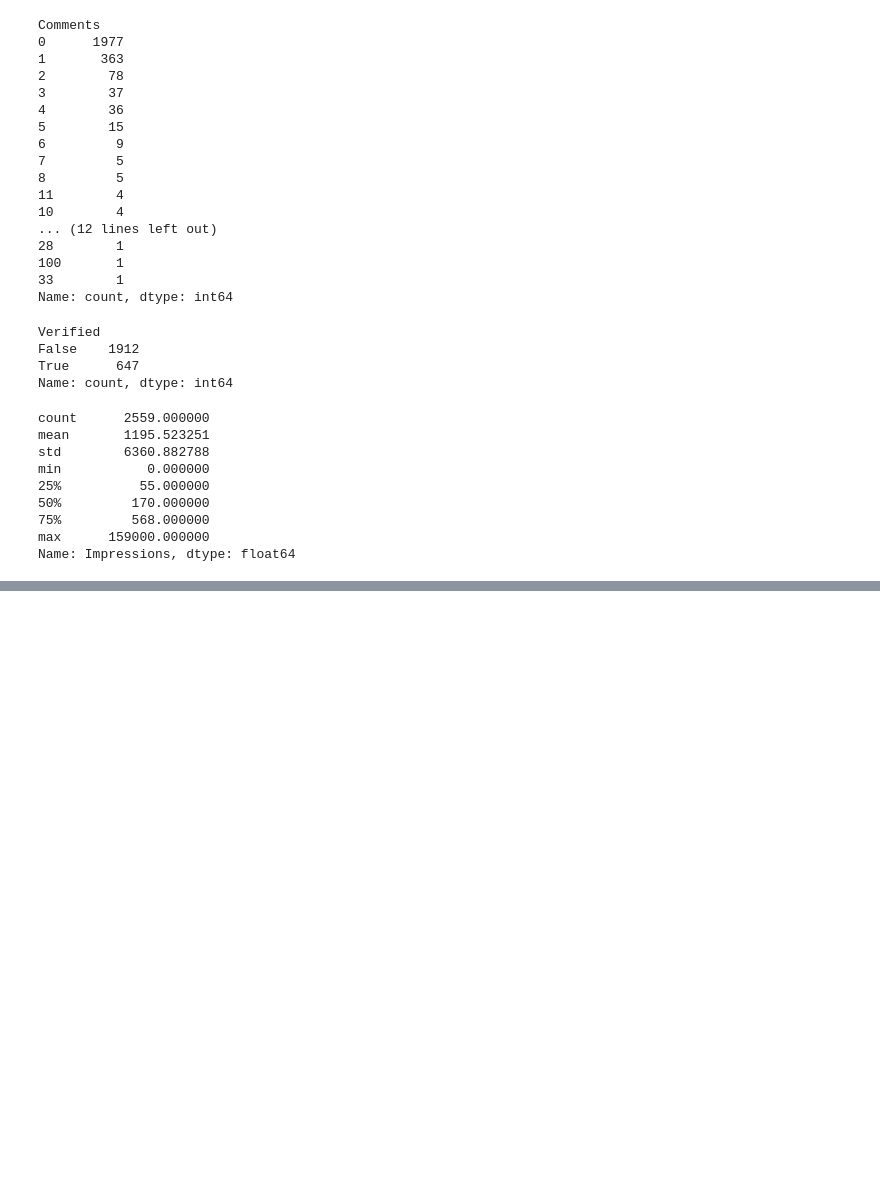
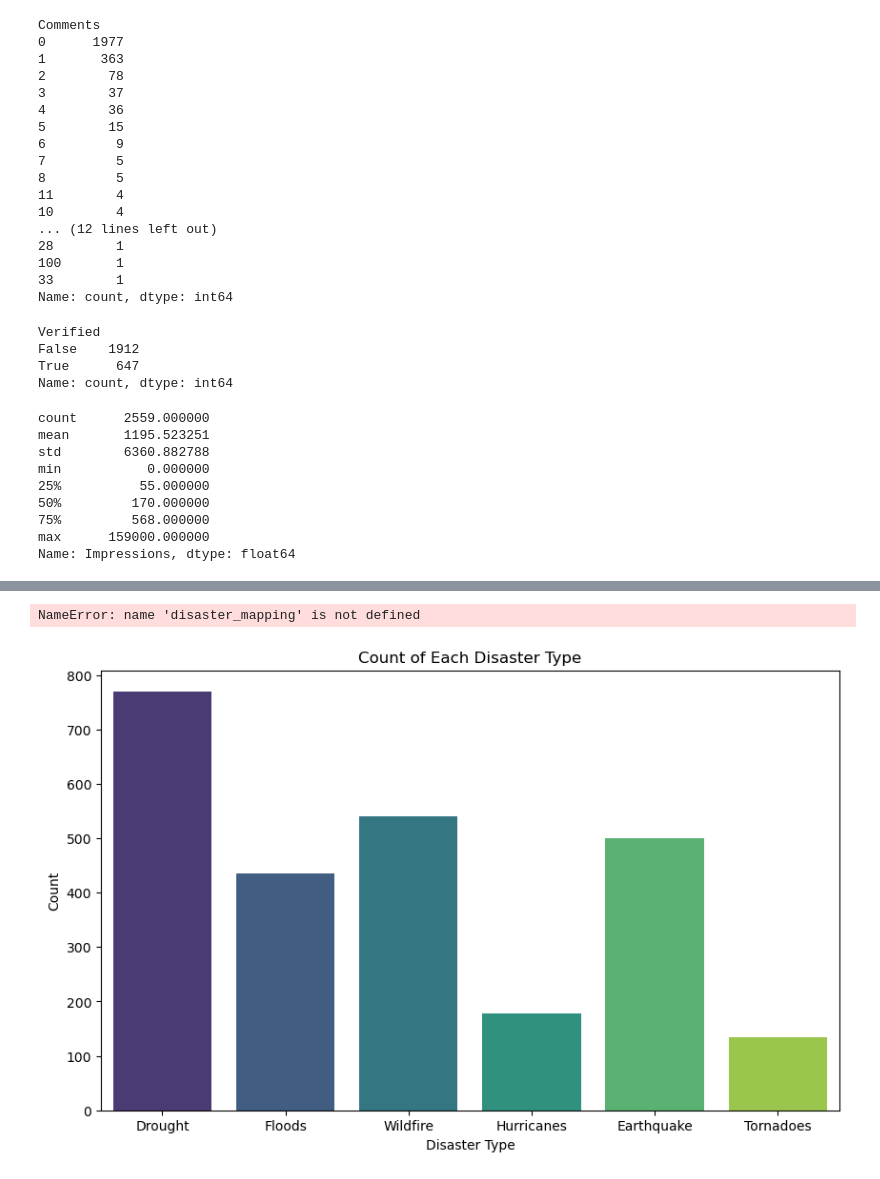
Before and after one commit to NANITH777/Disaster_Prediction_Model, a Jupyter notebook: model.ipynb, the cells around one changed output, grey strips where cells are left out. Drawn from its saved outputs; the diff is of its cells as text; code cells hidden in the pictures; blank space fills up the shorter version.

```diff
--- a/model.ipynb
+++ b/model.ipynb
@@ -81,0 +119,11 @@ Name: Impressions, dtype: float64
+# %%
+plt.figure(figsize=(10, 6))
+sns.countplot(x='Disaster', data=data, palette='viridis')
+plt.title('Count of Each Disaster Type')
+plt.xlabel('Disaster Type')
+plt.ylabel('Count')
+plt.xticks(ticks=range(len(disaster_mapping)), labels=disaster_mapping.keys())
+plt.show()
+# %% [output]
+NameError: name 'disaster_mapping' is not defined
+[figure, added]
```
Also changed, not shown: parts of 10 cells of this notebook.
